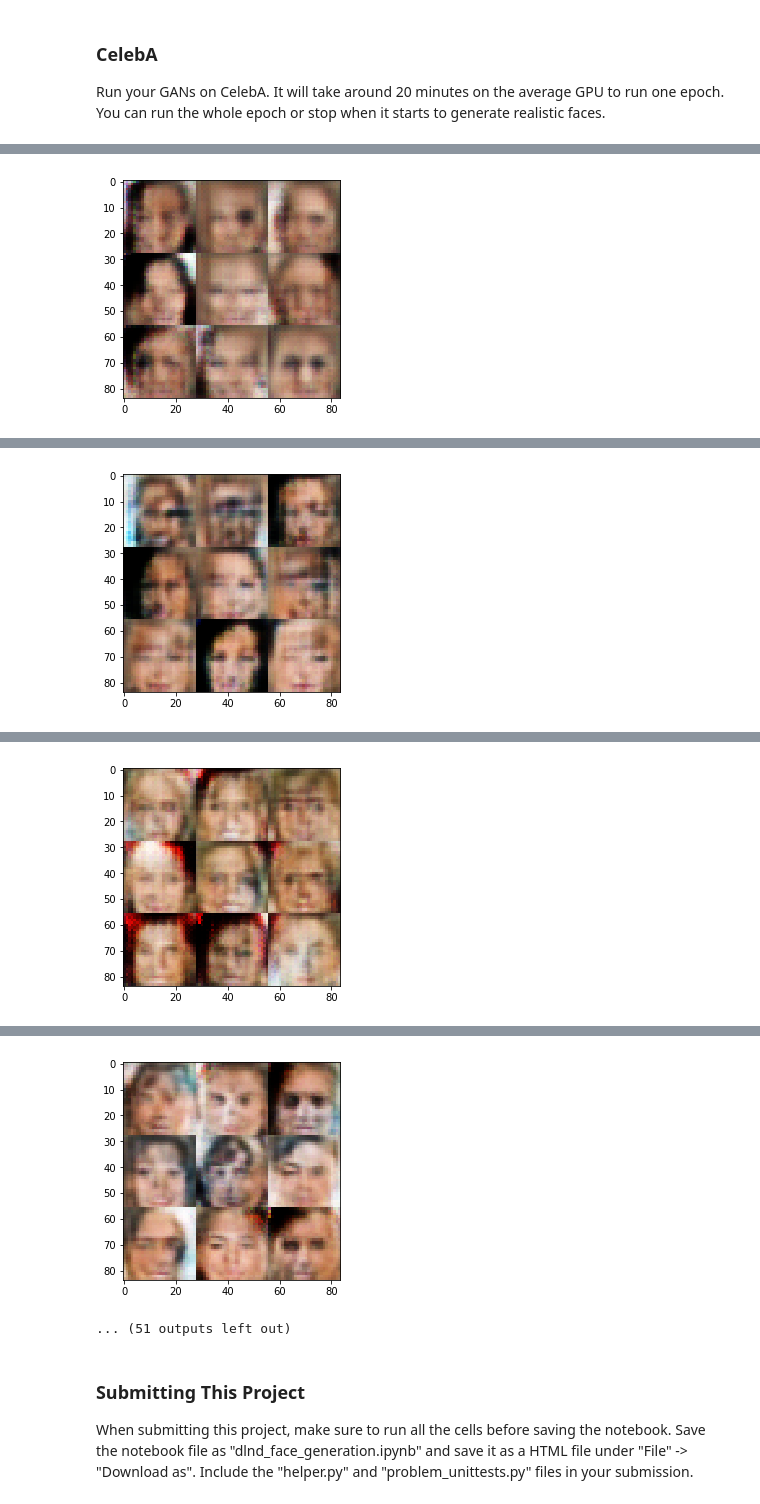
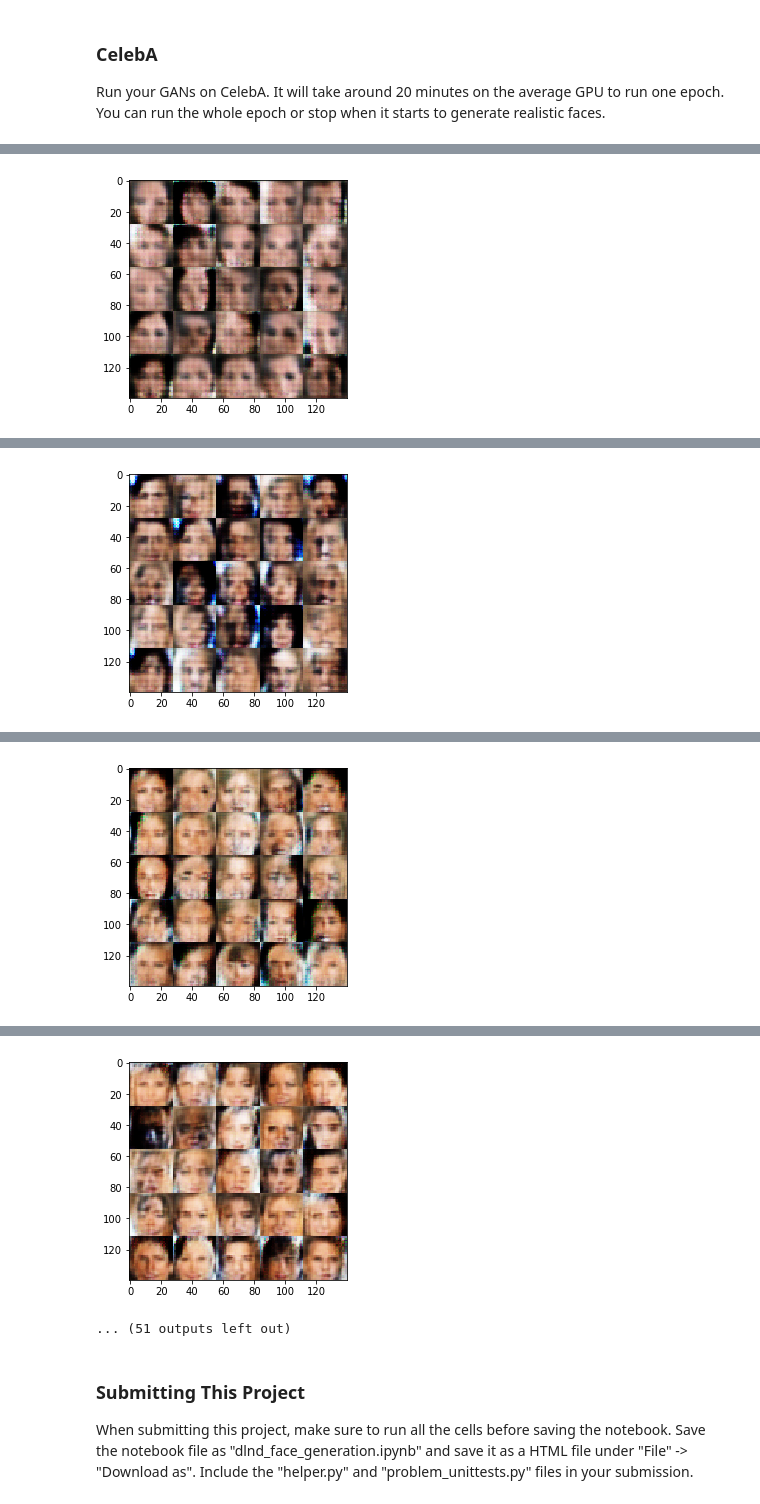
Before and after one commit to mikeacre/dlnd_p5, a Jupyter notebook: dlnd_face_generation.ipynb, the cells around one changed output, grey strips where cells are left out. Cells and saved outputs as stored; diff of their text form; code cells hidden in the pictures.

```diff
--- a/dlnd_face_generation.ipynb
+++ b/dlnd_face_generation.ipynb
@@ -358,7 +358,7 @@ def train(epoch_count, batch_size, z_dim, learning_rate, beta1, get_batches, dat
         sess.run(tf.global_variables_initializer())
         for epoch_i in range(epoch_count):
             for batch_images in get_batches(batch_size):
-                batch_images = batch_images * 1.8
+                batch_images = batch_images * 2
                 # TODO: Train Model
                 steps += 1
                 batch_z = np.random.uniform(-1, 1, size=(batch_size, z_dim))
@@ -377,9 +377,9 @@ def train(epoch_count, batch_size, z_dim, learning_rate, beta1, get_batches, dat
                     # Save losses to view after training
 
                 if steps % 100 == 0:
-                    show_generator_output(sess, 10, z_data, z, data_image_mode)
+                    show_generator_output(sess, 30, z_data, z, data_image_mode)
 
-            show_generator_output(sess, 10, z_data, z, data_image_mode)
+            show_generator_output(sess, 30, z_data, z, data_image_mode)
 # %% [markdown]
 ### MNIST
 Test your GANs architecture on MNIST.  After 2 epochs, the GANs should be able to generate images that look like handwritten digits.  Make sure the loss of the generator is lower than the loss of the discriminator or close to 0.
@@ -420,8 +420,8 @@ Run your GANs on CelebA.  It will take around 20 minutes on the average GPU to r
 # %%
 batch_size = 64
 z_dim = 128
-learning_rate = 0.0005
-beta1 = 0.2
+learning_rate = 0.0004
+beta1 = 0.3
 
 
 """
@@ -443 +443 @@ Epoch 1/1... Discriminator Loss: 1.3373... Generator Loss: 0.7088
-[figure, old version]
+[figure, new version]
@@ -445 +445 @@ Epoch 1/1... Discriminator Loss: 1.2782... Generator Loss: 1.0160
-[figure, old version]
+[figure, new version]
@@ -447 +447 @@ Epoch 1/1... Discriminator Loss: 1.3548... Generator Loss: 0.6808
-[figure, old version]
+[figure, new version]
@@ -449,4 +449,4 @@ Epoch 1/1... Discriminator Loss: 1.3520... Generator Loss: 0.7548
-[figure, old version]
+[figure, new version]
 ... (51 outputs left out)
 # %% [markdown]
 ### Submitting This Project
```
Also changed, not shown: parts of 2 cells of this notebook, 1 other file.
